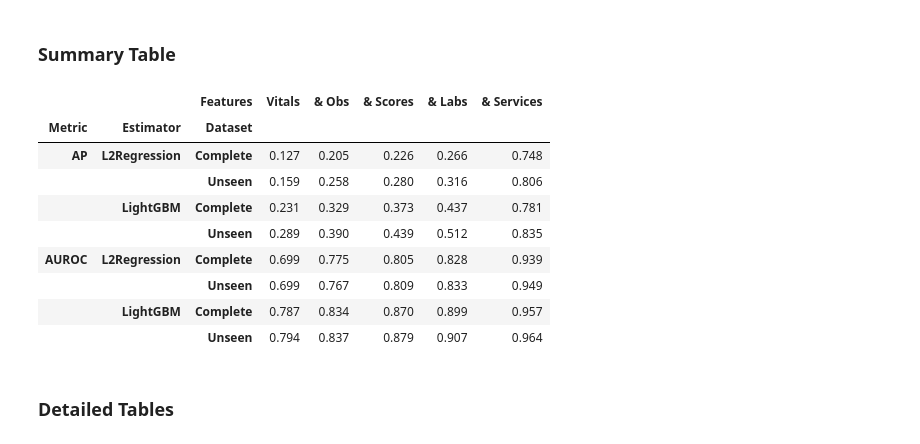
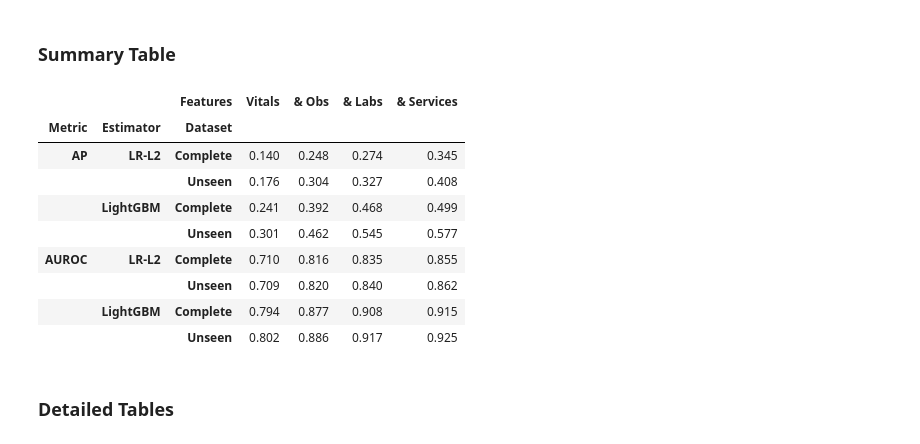
Before and after one commit to steliosbl/acute-care-pathways, a Jupyter notebook: shallow_classifiers.ipynb, the cells around one changed output. Drawn from its saved outputs; the diff is of its cells as text; code cells hidden in the pictures.

```diff
--- a/shallow_classifiers.ipynb
+++ b/shallow_classifiers.ipynb
@@ -48,8 +45,7 @@ from acd_experiment.models import Estimator_L1Regression, Estimator_LinearSVM, E
 FEATURE_GROUP_CORRESPONDENCE = {
     'news': 'news',
     'with_phenotype': 'news_with_phenotype',
-    'with_composites': 'with_labs',
-    'with_labs': 'with_notes_and_labs',
+    'with_labs': 'with_labs',
     'with_services': 'with_notes_labs_and_hospital'
 }
 
@@ -57,10 +53,20 @@ PRETTY_PRINT_FEATURE_GROUPS = {
     'Reference': 'Reference',
     'news': 'Vitals',
     'with_phenotype': '& Obs',
-    'with_composites': '& Scores',
     'with_labs': '& Labs',
     'with_services': '& Services',
 }
+
+PRETTY_PRINT_ESTIMATORS = dict(
+    NEWS2='NEWS2',
+    LogisticRegression='LR',
+    L1Regression='LR-L1',
+    L2Regression='LR-L2',
+    ElasticNetRegression='LR-EN',
+    XGBoost='XGBoost',
+    LightGBM='LightGBM',
+    LinearSVM='LinearSVM'
+)
 
 PRETTY_PRINT_FEATURE_NAMES = {
     k:(
@@ -73,10 +79,10 @@ PRETTY_PRINT_FEATURE_NAMES = {
 
 ESTIMATORS = {_._name: _ for _ in [
     Estimator_LightGBM,
+    Estimator_L2Regression,
     Estimator_XGBoost,
     Estimator_LinearSVM,
     Estimator_L1Regression,
-    Estimator_L2Regression,
     Estimator_ElasticNetRegression,
 ]}
 
@@ -87,7 +95,7 @@ from sklearn.calibration import CalibratedClassifierCV
 import optuna
 from acd_experiment.systematic_comparison import get_xy, PipelineFactory
 
-def run_pretuned(sal, estimator_name, feature_group_name, cv_jobs=4, explain_models=['LightGBM']):
+def run_pretuned(sal, estimator_name, feature_group_name, cv_jobs=4, explain_models=['LightGBM', 'L2Regression']):
     params = optuna.load_study(
         study_name =f'{estimator_name}_None_Within-1_{FEATURE_GROUP_CORRESPONDENCE[feature_group_name]}', storage=f'sqlite:///{Notebook.SYSTEMATIC_COMPARISON_DIR}/{estimator_name}.db'
     ).best_params
@@ -122,21 +130,21 @@ def run_pretuned(sal, estimator_name, feature_group_name, cv_jobs=4, explain_mod
         explanations = estimator.explain_calibrated(
             model, X_train, SalfordAdapter(X.loc[SAL_TEST_IDX]), cv_jobs=cv_jobs
         )
-        explanations.feature_names = list(map(PRETTY_PRINT_FEATURE_NAMES.get, X.columns))
 
+        return y_pred_proba, y_pred_proba_unseen, explanations, model
 
-    return y_pred_proba, y_pred_proba_unseen, explanations
+    return y_pred_proba, y_pred_proba_unseen
 
-if Notebook.RE_DERIVE or True:
+if Notebook.RE_DERIVE:
     RESULTS = {}
     for estimator_name, feature_group_name in (pbar := tqdm(STUDY_GRID)):
         pbar.set_description(f'Training {estimator_name} on {feature_group_name}')
         RESULTS[(estimator_name, feature_group_name)] = run_pretuned(SAL, estimator_name, feature_group_name)
 
-        with open(Notebook.CACHE_DIR/'shallow_results_3.bin', 'wb') as file:
+        with open(Notebook.CACHE_DIR/'shallow_results_2.bin', 'wb') as file:
             pickle.dump(RESULTS, file)
 else:
-    with open(Notebook.CACHE_DIR/'shallow_results_3.bin', 'rb') as file:
+    with open(Notebook.CACHE_DIR/'shallow_results_2.bin', 'rb') as file:
             RESULTS = pickle.load(file)
 # %%
 from transformer_experiment.utils.shallow_classifiers import get_discriminative_metrics
@@ -177,26 +185,27 @@ METRICS = get_full_metrics_tables(RESULTS)
 # %% [markdown]
 ### Summary Table
 # %%
-def summary_metrics_select_estimators(metrics, estimators=['LightGBM', 'L2Regression']):
+def summary_metrics_select_estimators(metrics, estimators=['LightGBM', 'LR-L2']):
     df = pd.DataFrame(dict(
             Metric=metric,
             Estimator=_['Estimator'],
             Features=PRETTY_PRINT_FEATURE_GROUPS[_['Features']],
             Value=f"{_[metric]:.3f}",
             Dataset=dataset
         ) for dataset, df in metrics.items() for _ in df[df.Estimator.isin(estimators)].to_dict(orient='records') for metric in ('AUROC', 'AP')
     ).sort_values(['Metric', 'Estimator', 'Dataset']).set_index(['Metric', 'Estimator', 'Dataset', 'Features']).unstack()['Value'][list(PRETTY_PRINT_FEATURE_GROUPS.values())[1:]]
     return df
 
-summary_metrics_select_estimators(METRICS)
+result_metrics_summary = summary_metrics_select_estimators(METRICS)
+result_metrics_summary
 # %% [output]
-|  |  | Features | Vitals | & Obs | & Scores | & Labs | & Services |
-| Metric | Estimator | Dataset |  |  |  |  |  |
-| AP | L2Regression | Complete | 0.127 | 0.205 | 0.226 | 0.266 | 0.748 |
-|  |  | Unseen | 0.159 | 0.258 | 0.280 | 0.316 | 0.806 |
-|  | LightGBM | Complete | 0.231 | 0.329 | 0.373 | 0.437 | 0.781 |
-|  |  | Unseen | 0.289 | 0.390 | 0.439 | 0.512 | 0.835 |
-| AUROC | L2Regression | Complete | 0.699 | 0.775 | 0.805 | 0.828 | 0.939 |
-|  |  | Unseen | 0.699 | 0.767 | 0.809 | 0.833 | 0.949 |
-|  | LightGBM | Complete | 0.787 | 0.834 | 0.870 | 0.899 | 0.957 |
-|  |  | Unseen | 0.794 | 0.837 | 0.879 | 0.907 | 0.964 |
+|  |  | Features | Vitals | & Obs | & Labs | & Services |
+| Metric | Estimator | Dataset |  |  |  |  |
+| AP | LR-L2 | Complete | 0.140 | 0.248 | 0.274 | 0.345 |
+|  |  | Unseen | 0.176 | 0.304 | 0.327 | 0.408 |
+|  | LightGBM | Complete | 0.241 | 0.392 | 0.468 | 0.499 |
+|  |  | Unseen | 0.301 | 0.462 | 0.545 | 0.577 |
+| AUROC | LR-L2 | Complete | 0.710 | 0.816 | 0.835 | 0.855 |
+|  |  | Unseen | 0.709 | 0.820 | 0.840 | 0.862 |
+|  | LightGBM | Complete | 0.794 | 0.877 | 0.908 | 0.915 |
+|  |  | Unseen | 0.802 | 0.886 | 0.917 | 0.925 |
```
Also changed, not shown: parts of 36 cells of this notebook, 5 other files.
